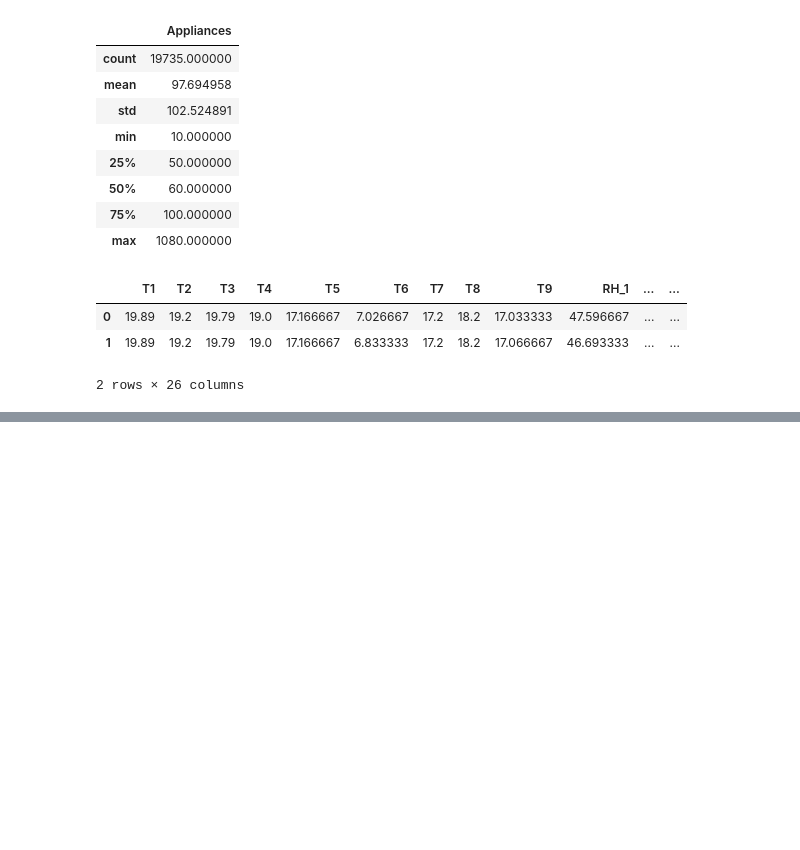
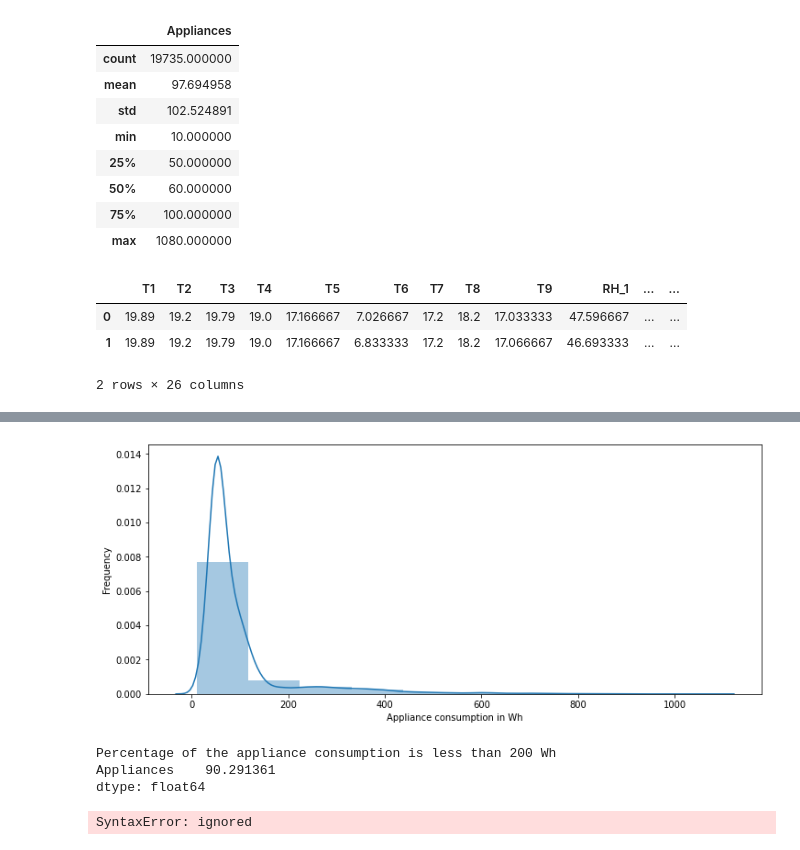
Before and after one commit to pritesh2292/Appliance-Energy-Prediction, a Jupyter notebook: Appliance_Energy_Prediction.ipynb, the cells around one changed output, grey strips where cells are left out. Saved outputs shown, nothing was run; the diff lists cells and outputs as text; code cells hidden in the pictures; blank space fills up the shorter version.

```diff
--- a/Appliance_Energy_Prediction.ipynb
+++ b/Appliance_Energy_Prediction.ipynb
@@ -231,0 +243,21 @@ feature_vars.head(2)
+# %%
+# Distribution of values in Applainces column
+f = plt.figure(figsize=(12,5))
+plt.xlabel('Appliance consumption in Wh')
+plt.ylabel('Frequency')
+sns.distplot(target_vars , bins=10 ) ;
+# %% [output]
+[figure, added]
+# %%
+#Appliance column range with consumption less than 200 Wh
+print('Percentage of the appliance consumption is less than 200 Wh')
+print(((target_vars[target_vars <= 200].count()) / (len(target_vars)))*100 )
+# %% [output]
+Percentage of the appliance consumption is less than 200 Wh
+Appliances    90.291361
+dtype: float64
+# %%
+# Histogram of all the features to understand the distribution
+feature_vars.hist(bins = 20 , figsize= (12,16) ;
+# %% [output]
+SyntaxError: ignored
```
Also changed, not shown: parts of 3 cells of this notebook.
